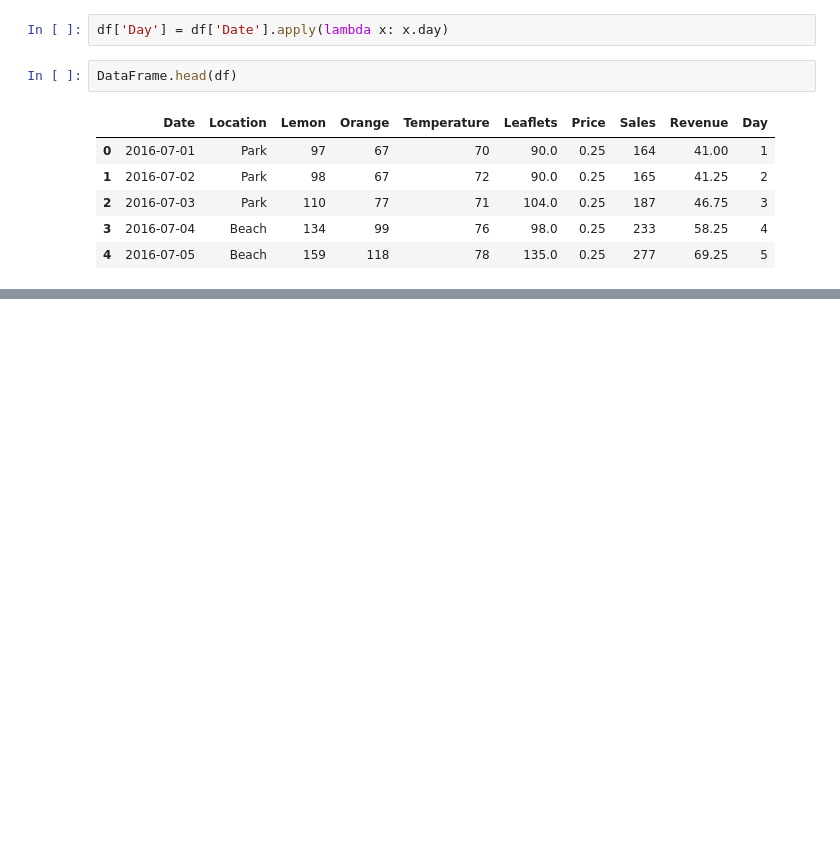
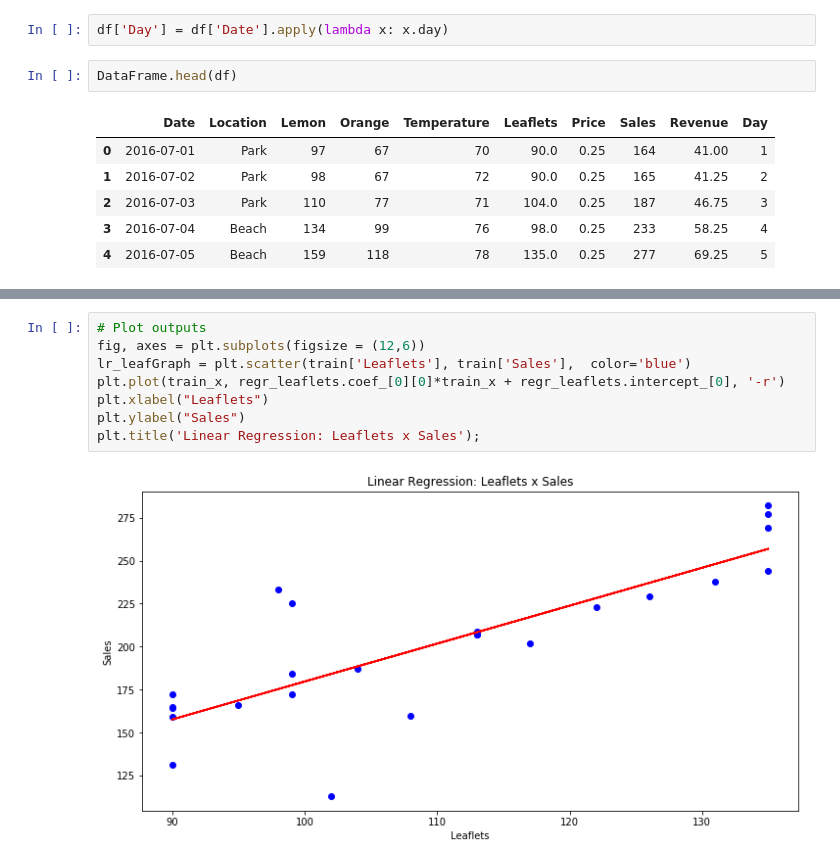
Before and after one commit to raphaelDuff/machineLearning, a Jupyter notebook: Projects/python-lemonade/lemonade.ipynb, the cells around one changed output, grey strips where cells are left out. Saved outputs shown, nothing was run; the diff lists cells and outputs as text; blank space fills up the shorter version.

```diff
--- a/Projects/python-lemonade/lemonade.ipynb
+++ b/Projects/python-lemonade/lemonade.ipynb
@@ -254,0 +293,10 @@ plt.title('Revenue Histogram');
+# %%
+# Plot outputs
+fig, axes = plt.subplots(figsize = (12,6))
+lr_leafGraph = plt.scatter(train['Leaflets'], train['Sales'],  color='blue')
+plt.plot(train_x, regr_leaflets.coef_[0][0]*train_x + regr_leaflets.intercept_[0], '-r')
+plt.xlabel("Leaflets")
+plt.ylabel("Sales")
+plt.title('Linear Regression: Leaflets x Sales');
+# %% [output]
+[figure, added]
```
Also changed, not shown: parts of 12 cells of this notebook.
